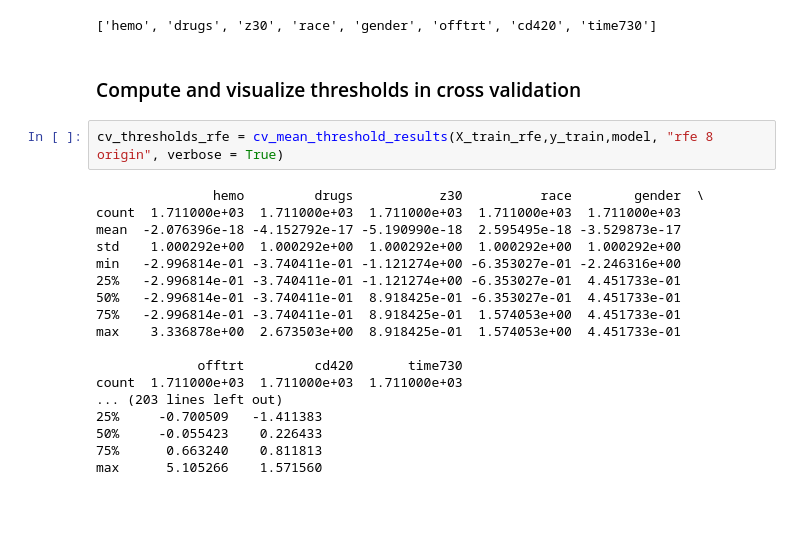
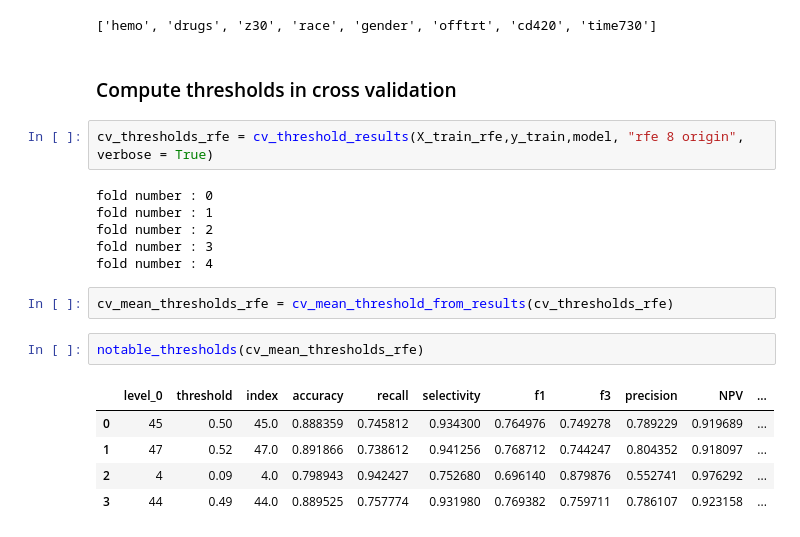
Before and after one commit to AlexanderBusa/ProgettoTeam2, a Jupyter notebook: threshold_tuning.ipynb, the cells around one changed output. Saved outputs shown, nothing was run; the diff lists cells and outputs as text; blank space fills up the shorter version.

```diff
--- a/threshold_tuning.ipynb
+++ b/threshold_tuning.ipynb
@@ -292,24 +275,22 @@ print(rfe_selected_features)
 # %% [output]
 ['hemo', 'drugs', 'z30', 'race', 'gender', 'offtrt', 'cd420', 'time730']
 # %% [markdown]
-### Compute and visualize thresholds in cross validation
+### Compute thresholds in cross validation
 # %%
-cv_thresholds_rfe = cv_mean_threshold_results(X_train_rfe,y_train,model, "rfe 8 origin", verbose = True)
+cv_thresholds_rfe = cv_threshold_results(X_train_rfe,y_train,model, "rfe 8 origin", verbose = True)
 # %% [output]
-               hemo         drugs           z30          race        gender  \
-count  1.711000e+03  1.711000e+03  1.711000e+03  1.711000e+03  1.711000e+03
-mean  -2.076396e-18 -4.152792e-17 -5.190990e-18  2.595495e-18 -3.529873e-17
-std    1.000292e+00  1.000292e+00  1.000292e+00  1.000292e+00  1.000292e+00
-min   -2.996814e-01 -3.740411e-01 -1.121274e+00 -6.353027e-01 -2.246316e+00
-25%   -2.996814e-01 -3.740411e-01 -1.121274e+00 -6.353027e-01  4.451733e-01
-50%   -2.996814e-01 -3.740411e-01  8.918425e-01 -6.353027e-01  4.451733e-01
-75%   -2.996814e-01 -3.740411e-01  8.918425e-01  1.574053e+00  4.451733e-01
-max    3.336878e+00  2.673503e+00  8.918425e-01  1.574053e+00  4.451733e-01
-
-             offtrt         cd420       time730
-count  1.711000e+03  1.711000e+03  1.711000e+03
-... (203 lines left out)
-25%     -0.700509   -1.411383
-50%     -0.055423    0.226433
-75%      0.663240    0.811813
-max      5.105266    1.571560
+fold number : 0
+fold number : 1
+fold number : 2
+fold number : 3
+fold number : 4
+# %%
+cv_mean_thresholds_rfe = cv_mean_threshold_from_results(cv_thresholds_rfe)
+# %%
+notable_thresholds(cv_mean_thresholds_rfe)
+# %% [output]
+|  | level_0 | threshold | index | accuracy | recall | selectivity | f1 | f3 | precision | NPV | ... |
+| 0 | 45 | 0.50 | 45.0 | 0.888359 | 0.745812 | 0.934300 | 0.764976 | 0.749278 | 0.789229 | 0.919689 | ... |
+| 1 | 47 | 0.52 | 47.0 | 0.891866 | 0.738612 | 0.941256 | 0.768712 | 0.744247 | 0.804352 | 0.918097 | ... |
+| 2 | 4 | 0.09 | 4.0 | 0.798943 | 0.942427 | 0.752680 | 0.696140 | 0.879876 | 0.552741 | 0.976292 | ... |
+| 3 | 44 | 0.49 | 44.0 | 0.889525 | 0.757774 | 0.931980 | 0.769382 | 0.759711 | 0.786107 | 0.923158 | ... |
```
Also changed, not shown: parts of 7 cells of this notebook.
